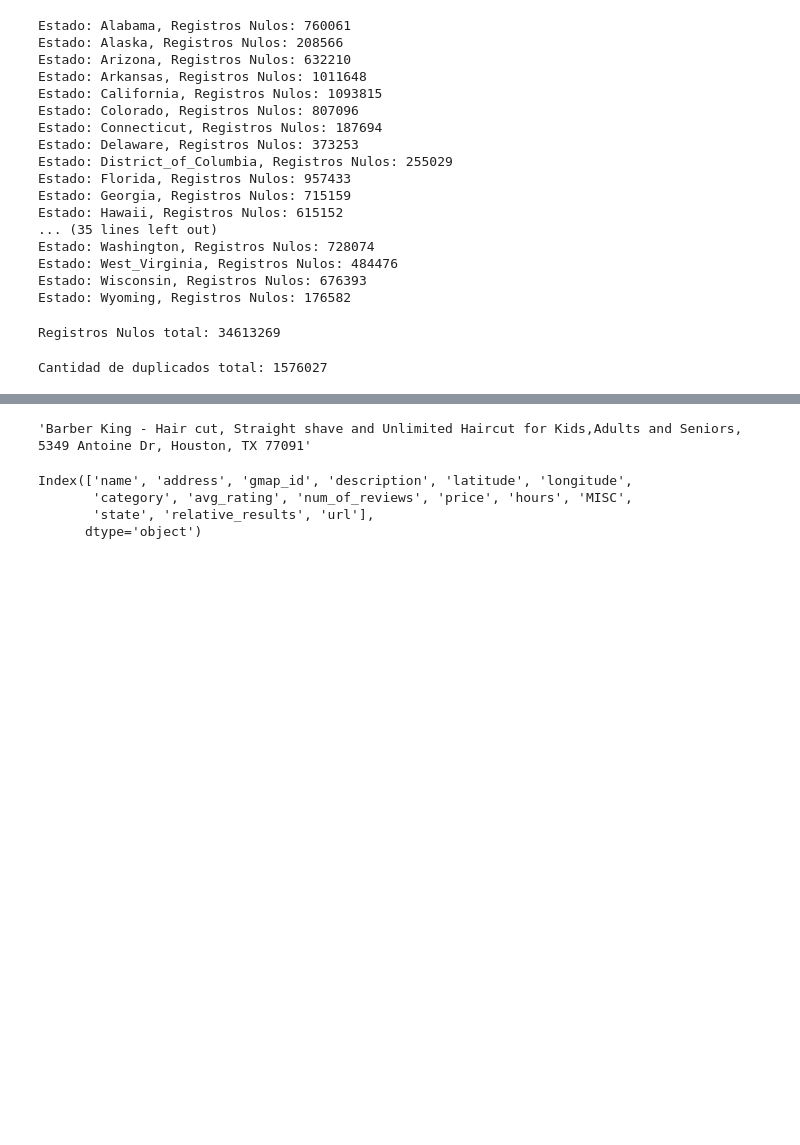
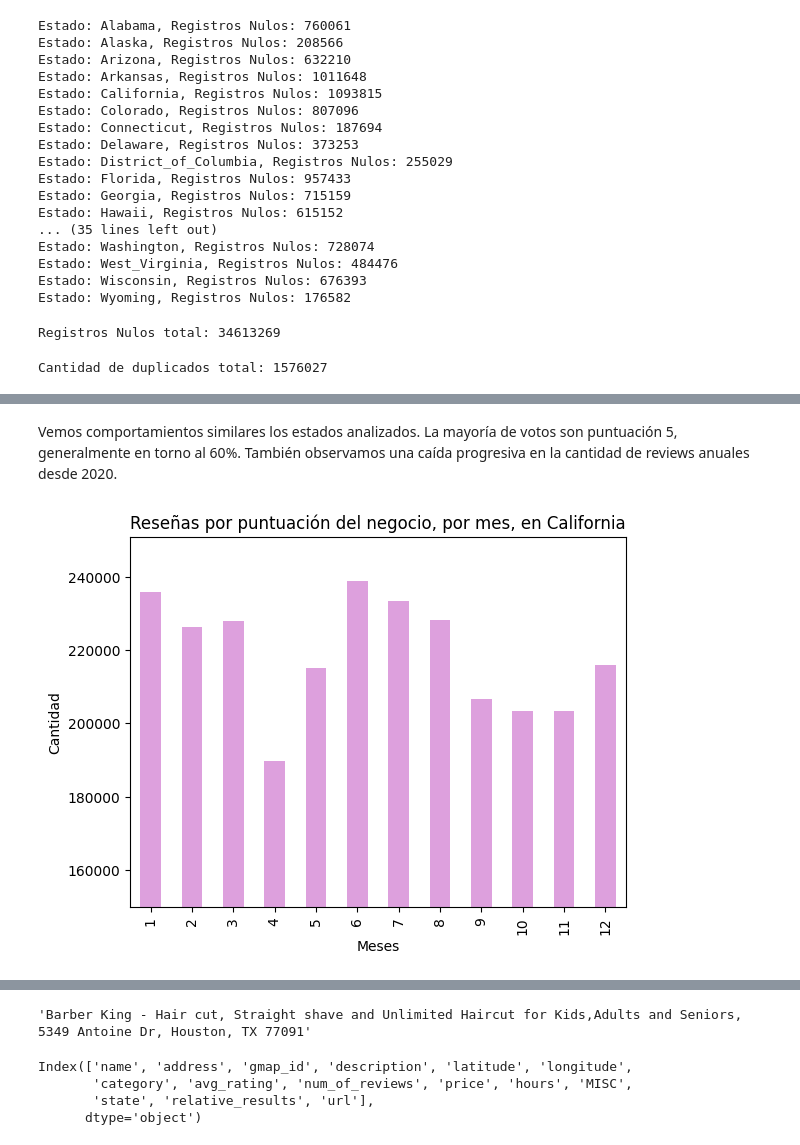
Before and after one commit to claudiogit2019/Proyecto-final, a Jupyter notebook: EDA-GoogleMaps.ipynb, the cells around one changed output, grey strips where cells are left out. Cells and saved outputs as stored; diff of their text form; code cells hidden in the pictures; blank space fills up the shorter version.

```diff
--- a/EDA-GoogleMaps.ipynb
+++ b/EDA-GoogleMaps.ipynb
@@ -162,0 +232,35 @@ metadata-sitios
+# %% [markdown]
+Vemos comportamientos similares los estados analizados. La mayoría de votos son puntuación 5,  generalmente en torno al 60%. También observamos una caída progresiva en la cantidad de reviews anuales desde 2020.
+# %%
+def analizar_resenas_por_mes(df_estado, estado):
+
+    # Asignamos la columna "time" como datetime
+    df_estado["time"] = pd.to_datetime(df_estado["time"])
+
+    # Agrupa los datos por mes y cuenta la cantidad de revisiones
+    agrupado = df_estado.groupby(df_estado['time'].dt.month).count()
+
+    # Crea un gráfico de barras verticales con colores de la paleta "viridis"
+    agrupado.plot(kind = 'bar', color = "plum")
+
+    # Oculta la leyenda
+    plt.legend().set_visible(False)
+
+    # Agrega etiquetas y título
+    plt.xlabel('Meses', rotation = 0)
+    plt.ylabel('Cantidad')
+    plt.title(f'Reseñas por puntuación del negocio, por mes, en {estado}')
+
+    # Establece el límite inferior del eje y
+    plt.ylim(bottom = 150000)
+
+    # Muestra el gráfico
+    plt.show()
+# %%
+# Leemos el estado objetivo del análisis (California en este caso)
+df_california = pd.read_csv("Datasets/Google Maps/review-estados-clean/review-California.csv")
+
+# Llamamos a la función para generar el gráfico
+analizar_resenas_por_mes(df_california, "California")
+# %% [output]
+[figure, added]
```
Also changed, not shown: parts of 65 cells of this notebook, 1 other file.
